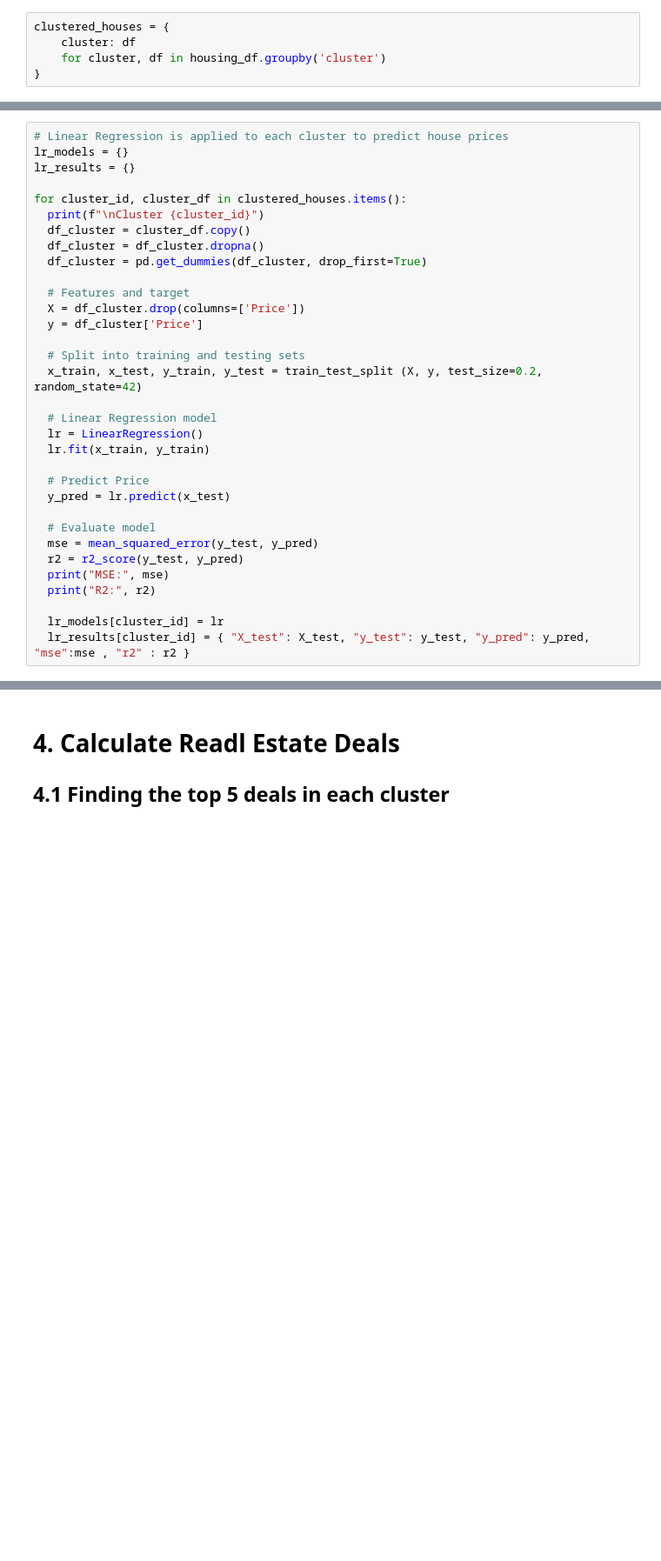
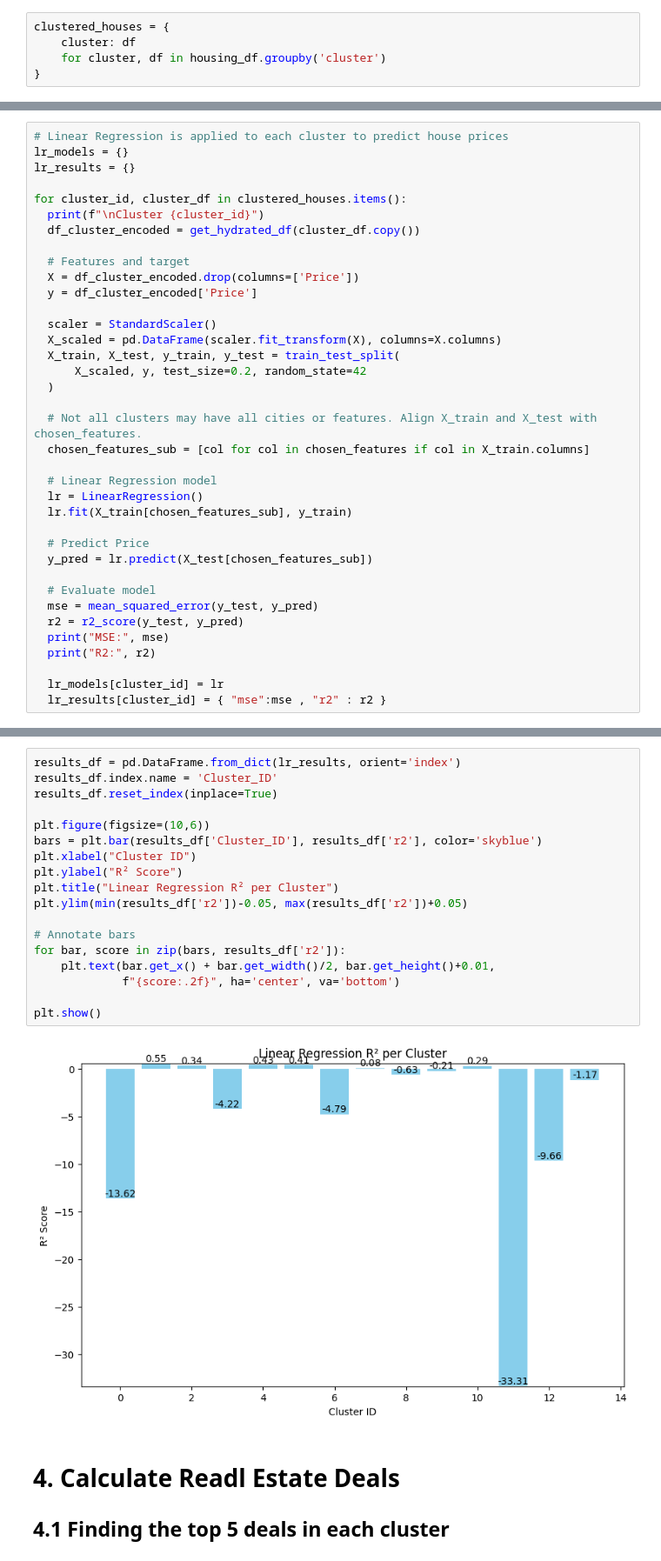
Before and after one commit to mrishab/COMP381_FinalProject, a Jupyter notebook: RealEstateDeals.ipynb, the cells around one changed output, grey strips where cells are left out. Shown at 87% size. Saved outputs shown, nothing was run; the diff lists cells and outputs as text; blank space fills up the shorter version.

```diff
--- a/RealEstateDeals.ipynb
+++ b/RealEstateDeals.ipynb
@@ -369,23 +587,27 @@ lr_results = {}
 
 for cluster_id, cluster_df in clustered_houses.items():
   print(f"\nCluster {cluster_id}")
-  df_cluster = cluster_df.copy()
-  df_cluster = df_cluster.dropna()
-  df_cluster = pd.get_dummies(df_cluster, drop_first=True)
+  df_cluster_encoded = get_hydrated_df(cluster_df.copy())
 
   # Features and target
-  X = df_cluster.drop(columns=['Price'])
-  y = df_cluster['Price']
+  X = df_cluster_encoded.drop(columns=['Price'])
+  y = df_cluster_encoded['Price']
 
-  # Split into training and testing sets
-  x_train, x_test, y_train, y_test = train_test_split (X, y, test_size=0.2, random_state=42)
+  scaler = StandardScaler()
+  X_scaled = pd.DataFrame(scaler.fit_transform(X), columns=X.columns)
+  X_train, X_test, y_train, y_test = train_test_split(
+      X_scaled, y, test_size=0.2, random_state=42
+  )
+
+  # Not all clusters may have all cities or features. Align X_train and X_test with chosen_features.
+  chosen_features_sub = [col for col in chosen_features if col in X_train.columns]
 
   # Linear Regression model
   lr = LinearRegression()
-  lr.fit(x_train, y_train)
+  lr.fit(X_train[chosen_features_sub], y_train)
 
   # Predict Price
-  y_pred = lr.predict(x_test)
+  y_pred = lr.predict(X_test[chosen_features_sub])
 
   # Evaluate model
   mse = mean_squared_error(y_test, y_pred)
@@ -394,6 +616,6 @@ for cluster_id, cluster_df in clustered_houses.items():
   print("R2:", r2)
 
   lr_models[cluster_id] = lr
-  lr_results[cluster_id] = { "X_test": X_test, "y_test": y_test, "y_pred": y_pred, "mse":mse , "r2" : r2 }
+  lr_results[cluster_id] = { "mse":mse , "r2" : r2 }
 # %% [output]
 Cluster 0
@@ -434,3 +638,23 @@ R2: -7.663673217081207
+# %%
+results_df = pd.DataFrame.from_dict(lr_results, orient='index')
+results_df.index.name = 'Cluster_ID'
+results_df.reset_index(inplace=True)
+
+plt.figure(figsize=(10,6))
+bars = plt.bar(results_df['Cluster_ID'], results_df['r2'], color='skyblue')
+plt.xlabel("Cluster ID")
+plt.ylabel("R² Score")
+plt.title("Linear Regression R² per Cluster")
+plt.ylim(min(results_df['r2'])-0.05, max(results_df['r2'])+0.05)
+
+# Annotate bars
+for bar, score in zip(bars, results_df['r2']):
+    plt.text(bar.get_x() + bar.get_width()/2, bar.get_height()+0.01,
+             f"{score:.2f}", ha='center', va='bottom')
+
+plt.show()
+# %% [output]
+[figure, added]
 # %% [markdown]
 # 4. Calculate Readl Estate Deals
 
```
Also changed, not shown: parts of 16 cells of this notebook.
